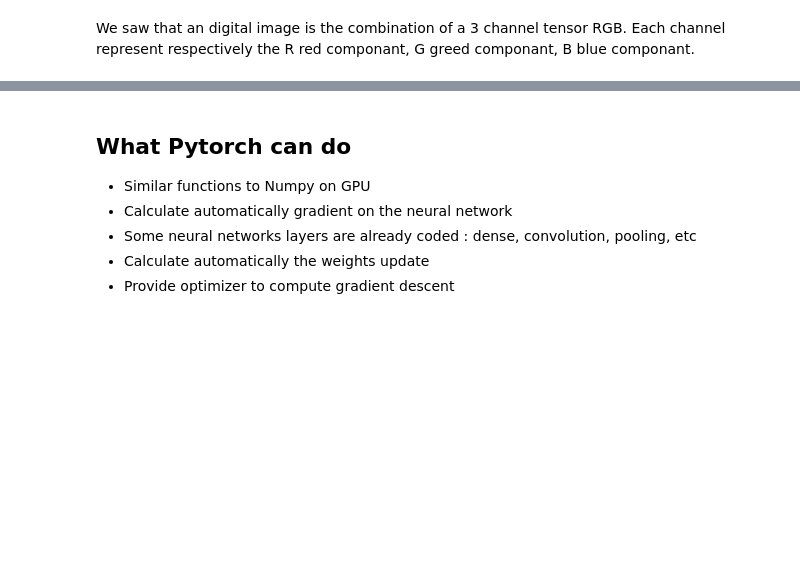
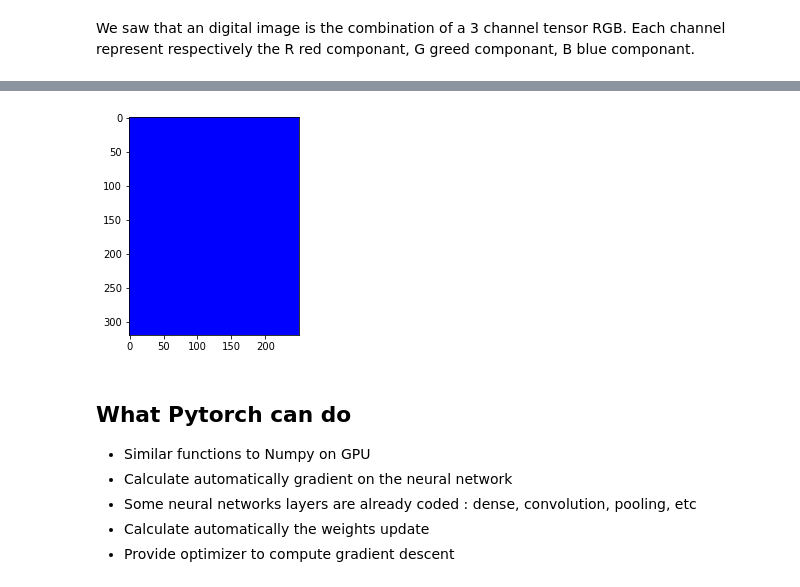
Before and after one commit to DL-ECE/tp2-deeplearningonimages-DiDiRWINY, a Jupyter notebook: convolution.ipynb, the cells around one changed output, grey strips where cells are left out. Cells and saved outputs as stored; diff of their text form; code cells hidden in the pictures; blank space fills up the shorter version.

```diff
--- a/convolution.ipynb
+++ b/convolution.ipynb
@@ -154,3 +160,7 @@ Each channel represent respectively the R red componant, G greed componant, B bl
+# %%
+plot_one_tensor(blue_like)
+# %% [output]
+[figure, added]
 # %% [markdown]
 ## What Pytorch can do
 
```
Also changed, not shown: parts of 30 cells of this notebook.
